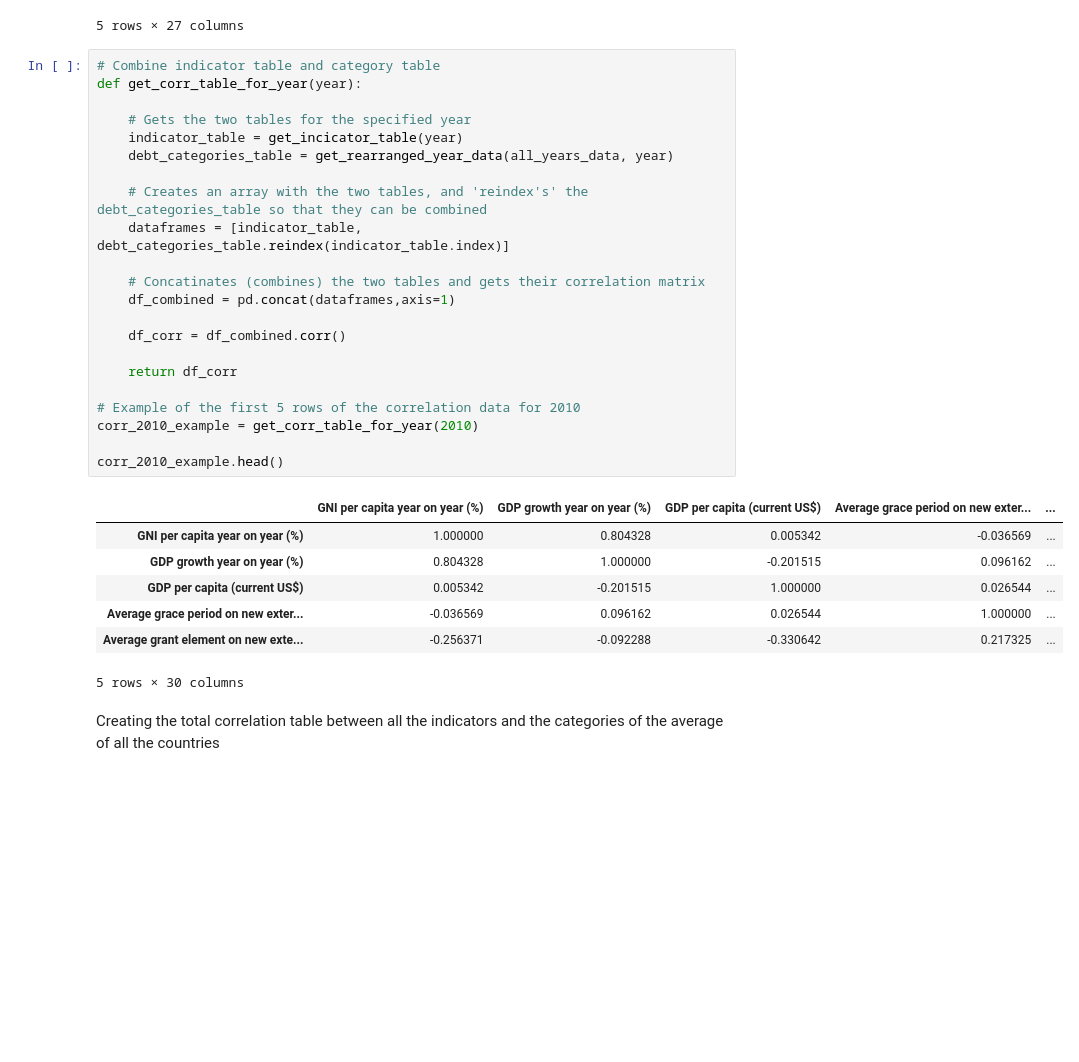
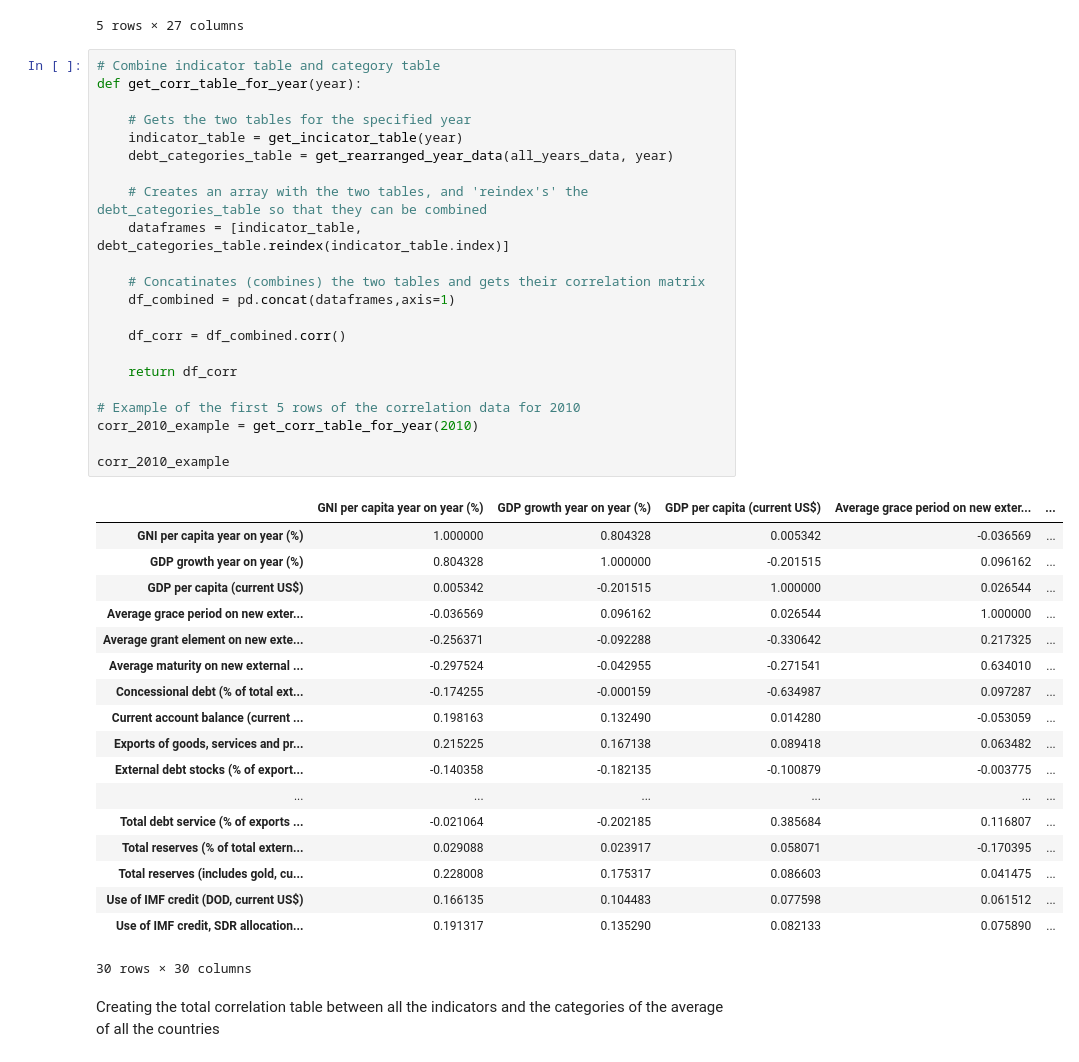
Before and after one commit to Bossm4n/international_debt_analysis, a Jupyter notebook: debt_analysis_jup-notebook.ipynb, the cells around one changed output. Saved outputs shown, nothing was run; the diff lists cells and outputs as text; blank space fills up the shorter version.

```diff
--- a/debt_analysis_jup-notebook.ipynb
+++ b/debt_analysis_jup-notebook.ipynb
@@ -279,33 +280,44 @@ df_example_2010.head()
 # %%
 # Combine indicator table and category table
 def get_corr_table_for_year(year):
 
     # Gets the two tables for the specified year
     indicator_table = get_incicator_table(year)
     debt_categories_table = get_rearranged_year_data(all_years_data, year)
 
     # Creates an array with the two tables, and 'reindex's' the debt_categories_table so that they can be combined
     dataframes = [indicator_table, debt_categories_table.reindex(indicator_table.index)]
 
     # Concatinates (combines) the two tables and gets their correlation matrix
     df_combined = pd.concat(dataframes,axis=1)
 
     df_corr = df_combined.corr()
 
     return df_corr
 
 # Example of the first 5 rows of the correlation data for 2010
 corr_2010_example = get_corr_table_for_year(2010)
 
-corr_2010_example.head()
+corr_2010_example
 # %% [output]
 |  | GNI per capita year on year (%) | GDP growth year on year (%) | GDP per capita (current US$) | Average grace period on new exter... | ... |
 | GNI per capita year on year (%) | 1.000000 | 0.804328 | 0.005342 | -0.036569 | ... |
 | GDP growth year on year (%) | 0.804328 | 1.000000 | -0.201515 | 0.096162 | ... |
 | GDP per capita (current US$) | 0.005342 | -0.201515 | 1.000000 | 0.026544 | ... |
 | Average grace period on new exter... | -0.036569 | 0.096162 | 0.026544 | 1.000000 | ... |
 | Average grant element on new exte... | -0.256371 | -0.092288 | -0.330642 | 0.217325 | ... |
+| Average maturity on new external ... | -0.297524 | -0.042955 | -0.271541 | 0.634010 | ... |
+| Concessional debt (% of total ext... | -0.174255 | -0.000159 | -0.634987 | 0.097287 | ... |
+| Current account balance (current ... | 0.198163 | 0.132490 | 0.014280 | -0.053059 | ... |
+| Exports of goods, services and pr... | 0.215225 | 0.167138 | 0.089418 | 0.063482 | ... |
+| External debt stocks (% of export... | -0.140358 | -0.182135 | -0.100879 | -0.003775 | ... |
+| ... | ... | ... | ... | ... | ... |
+| Total debt service (% of exports ... | -0.021064 | -0.202185 | 0.385684 | 0.116807 | ... |
+| Total reserves (% of total extern... | 0.029088 | 0.023917 | 0.058071 | -0.170395 | ... |
+| Total reserves (includes gold, cu... | 0.228008 | 0.175317 | 0.086603 | 0.041475 | ... |
+| Use of IMF credit (DOD, current US$) | 0.166135 | 0.104483 | 0.077598 | 0.061512 | ... |
+| Use of IMF credit, SDR allocation... | 0.191317 | 0.135290 | 0.082133 | 0.075890 | ... |
-5 rows × 30 columns
+30 rows × 30 columns
 # %% [markdown]
 Creating the total correlation table between all the indicators and the categories of the average of all the countries
 # %%
```
Also changed, not shown: parts of 4 cells of this notebook.
